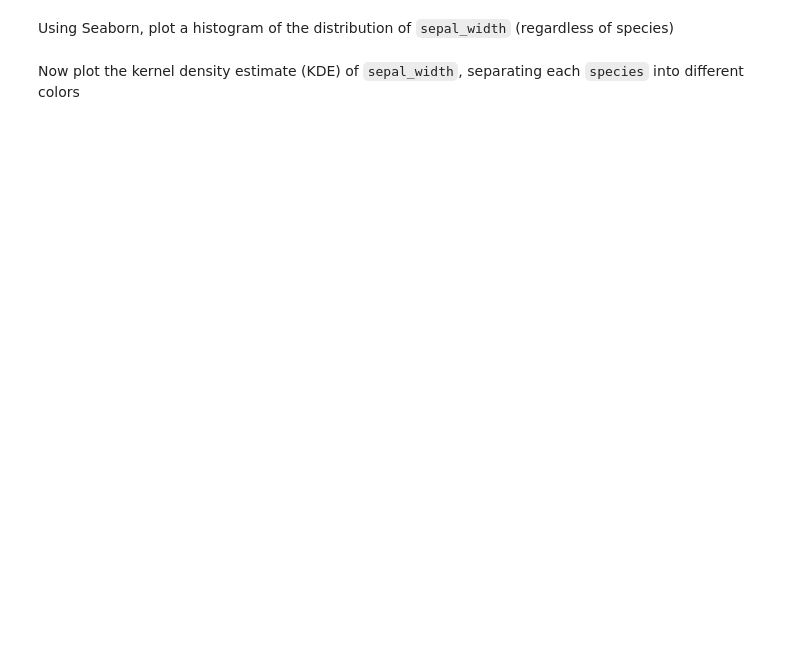
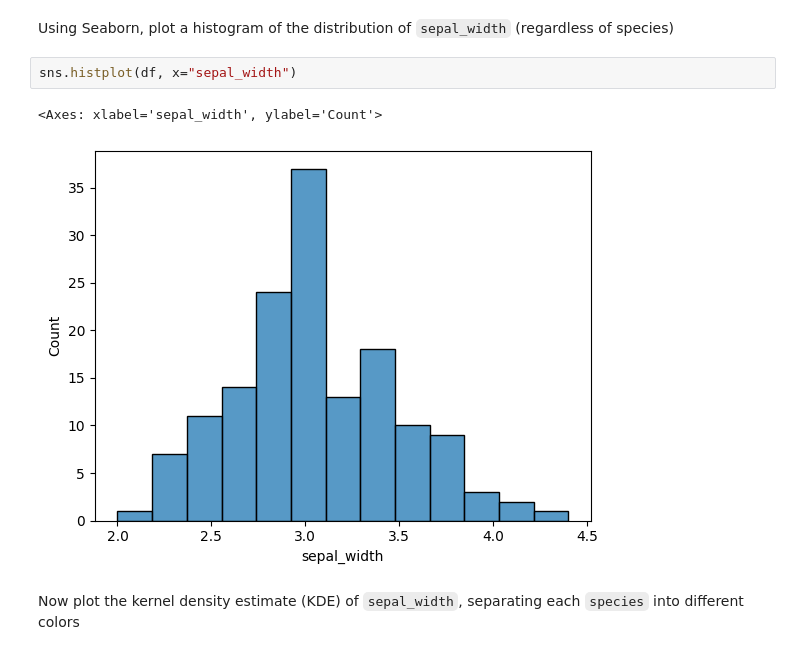
Before and after one commit to setiadha-unc/data720, a Jupyter notebook: Unit 6/Assignments/unit6_seaborn.ipynb, the cells around one changed output. Saved outputs shown, nothing was run; the diff lists cells and outputs as text; blank space fills up the shorter version.

```diff
--- a/Unit 6/Assignments/unit6_seaborn.ipynb
+++ b/Unit 6/Assignments/unit6_seaborn.ipynb
@@ -22,4 +31,9 @@ Display the first 5 rows of `df`
 # %% [markdown]
 Using Seaborn, plot a histogram of the distribution of `sepal_width` (regardless of species)
+# %%
+sns.histplot(df, x="sepal_width")
+# %% [output]
+<Axes: xlabel='sepal_width', ylabel='Count'>
+[figure, added]
 # %% [markdown]
 Now plot the kernel density estimate (KDE) of `sepal_width`, separating each `species` into different colors
```
Also changed, not shown: parts of 3 cells of this notebook, 3 other files.
